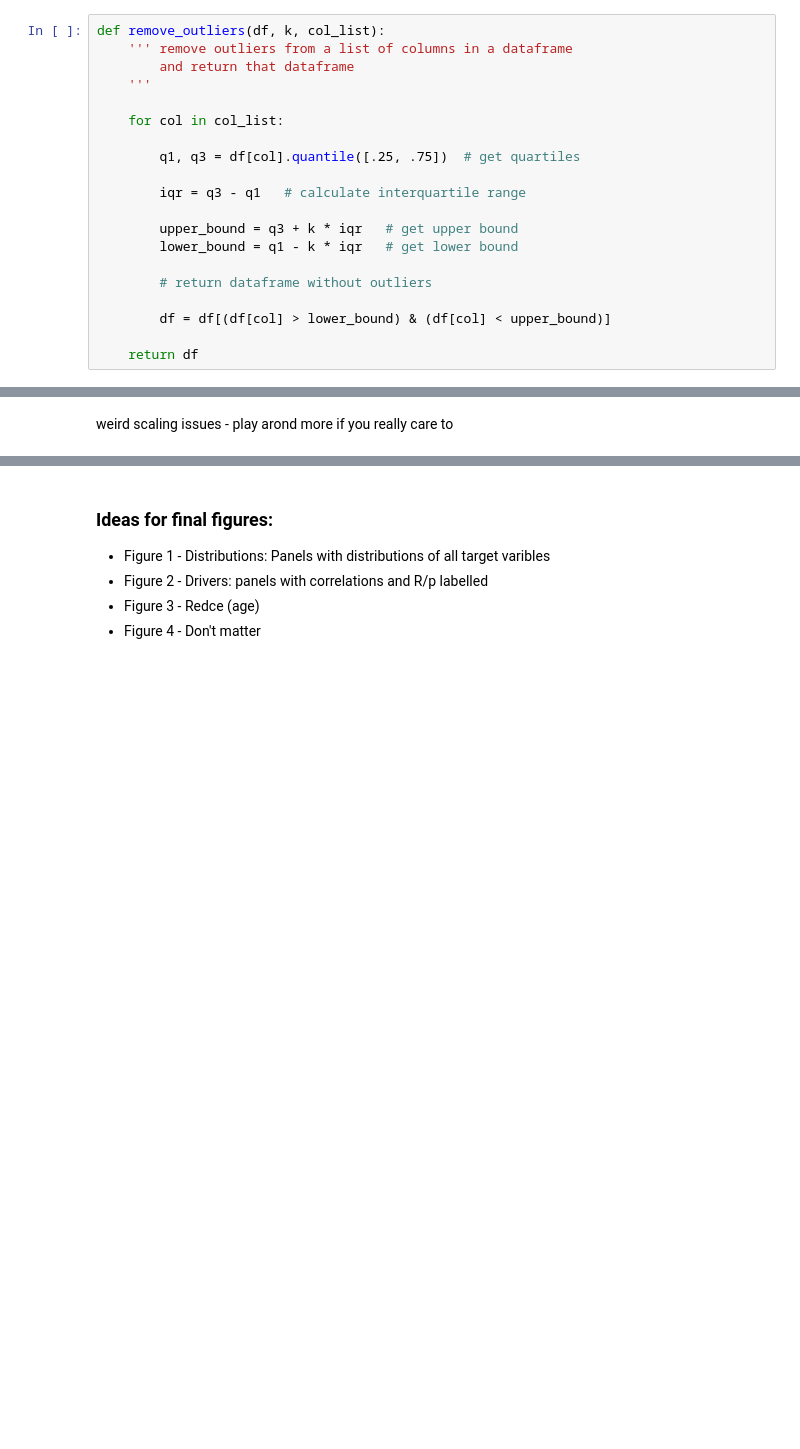
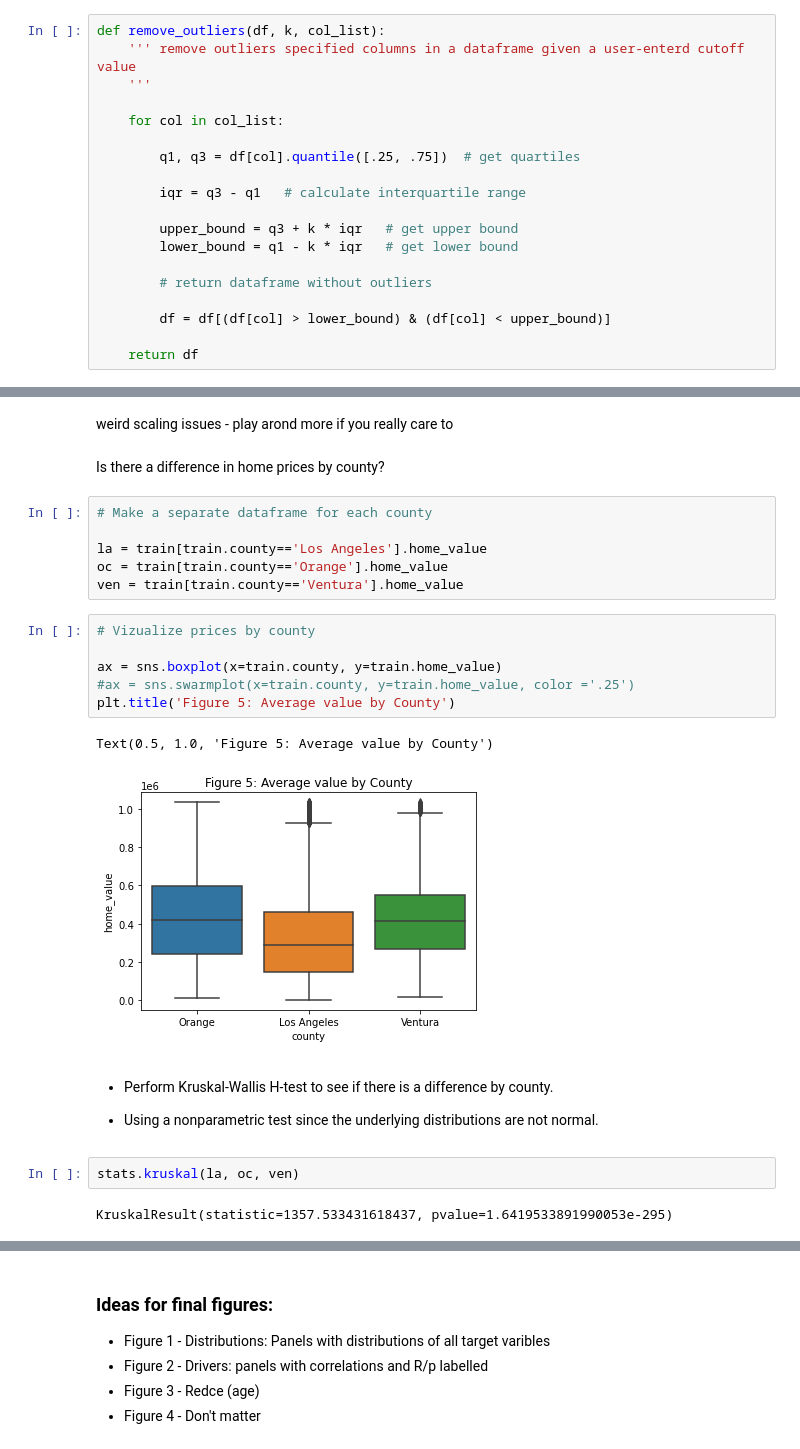
Before and after one commit to Jared-Godar/regression-project, a Jupyter notebook: zillo-project.ipynb, the cells around one changed output, grey strips where cells are left out. Saved outputs shown, nothing was run; the diff lists cells and outputs as text; blank space fills up the shorter version.

Commit message:
Added stats and vizualizations to report

```diff
--- a/zillo-project.ipynb
+++ b/zillo-project.ipynb
@@ -234,8 +240,7 @@ zillow.describe().apply(lambda s: s.apply(lambda x: format(x, 'g')))
 Make remove outliers function
 # %%
 def remove_outliers(df, k, col_list):
-    ''' remove outliers from a list of columns in a dataframe
-        and return that dataframe
+    ''' remove outliers specified columns in a dataframe given a user-enterd cutoff value
     '''
 
     for col in col_list:
@@ -1369,3 +1363,28 @@ sns.histplot(data=df, x='zip_code')
 [figure]
 # %% [markdown]
 weird scaling issues - play arond more if you really care to
+# %% [markdown]
+Is there a difference in home prices by county?
+# %%
+# Make a separate dataframe for each county
+
+la = train[train.county=='Los Angeles'].home_value
+oc = train[train.county=='Orange'].home_value
+ven = train[train.county=='Ventura'].home_value
+# %%
+# Vizualize prices by county
+
+ax = sns.boxplot(x=train.county, y=train.home_value)
+#ax = sns.swarmplot(x=train.county, y=train.home_value, color ='.25')
+plt.title('Figure 5: Average value by County')
+# %% [output]
+Text(0.5, 1.0, 'Figure 5: Average value by County')
+[figure, added]
+# %% [markdown]
+- Perform Kruskal-Wallis H-test to see if there is a difference by county.
+
+- Using a nonparametric test since the underlying distributions are not normal.
+# %%
+stats.kruskal(la, oc, ven)
+# %% [output]
+KruskalResult(statistic=1357.533431618437, pvalue=1.6419533891990053e-295)
```
Also changed, not shown: parts of 15 cells of this notebook, 3 other files.
